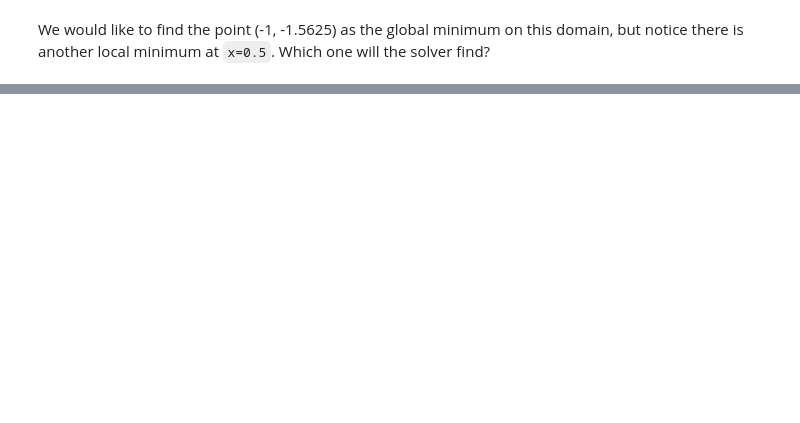
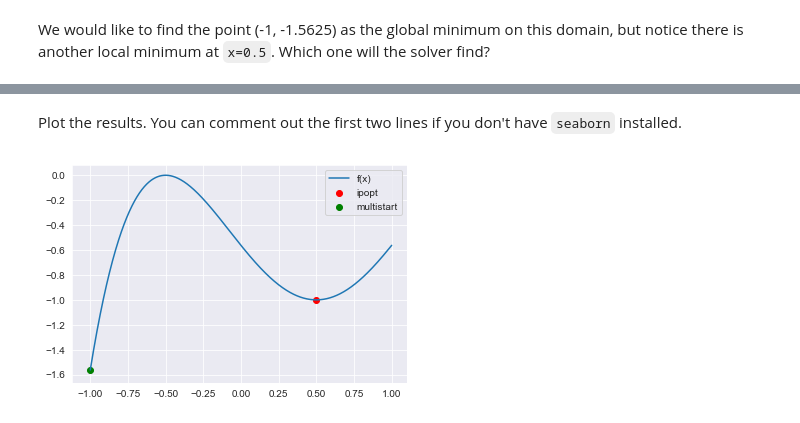
Before and after one commit to davebiagioni/optimization-modeling-info-3440, a Jupyter notebook: notebooks/simple-nlp/simple-nlp.ipynb, the cells around one changed output, grey strips where cells are left out. Cells and saved outputs as stored; diff of their text form; code cells hidden in the pictures; blank space fills up the shorter version.

Commit message:
updated helpers file and nlp example

```diff
--- a/notebooks/simple-nlp/simple-nlp.ipynb
+++ b/notebooks/simple-nlp/simple-nlp.ipynb
@@ -30,0 +31,9 @@ instance, obj, solution = helpers.solve(model, solver='ipopt')
+# %%
+model = pe.ConcreteModel()
+
+x_index = [1]
+model.x = pe.Var(x_index, domain=pe.Reals, bounds=(-1, 1))
+
+def nonlinear_function_rule(model):
+    return -((model.x[1] - 0.5)**2 - 1)**2
+model.obj = pe.Objective(rule=nonlinear_function_rule)
@@ -30,0 +42,4 @@ instance, obj, solution = helpers.solve(model, solver='ipopt')
+# %%
+instance, obj1, solution1 = helpers.solve(model, solver='ipopt')
+x1 = solution1['x'][0]
+print('optimal x={}, y={}'.format(x1, obj1))
@@ -30,0 +66,5 @@ instance, obj, solution = helpers.solve(model, solver='ipopt')
+# %%
+# Run ipopt with multiple starts
+instance, obj2, solution2 = helpers.solve(model, solver='multistart')
+x2 = solution2['x'][0]
+print('optimal x={}, y={}'.format(x2, obj2))
@@ -30,0 +89,13 @@ instance, obj, solution = helpers.solve(model, solver='ipopt')
+# %% [markdown]
+Plot the results.  You can comment out the first two lines if you don't have `seaborn` installed.
+# %%
+import seaborn as sns
+sns.set_style('darkgrid')
+
+fig, ax = plt.subplots()
+ax = plt.plot(x, y, label='f(x)')
+ax = plt.scatter(x=x1, y=obj1, c='r', label='ipopt')
+ax = plt.scatter(x=x2, y=obj2, c='g', label='multistart')
+ax = plt.legend()
+# %% [output]
+[figure, added]
```
Also changed, not shown: parts of 14 cells of this notebook, 1 other file.
